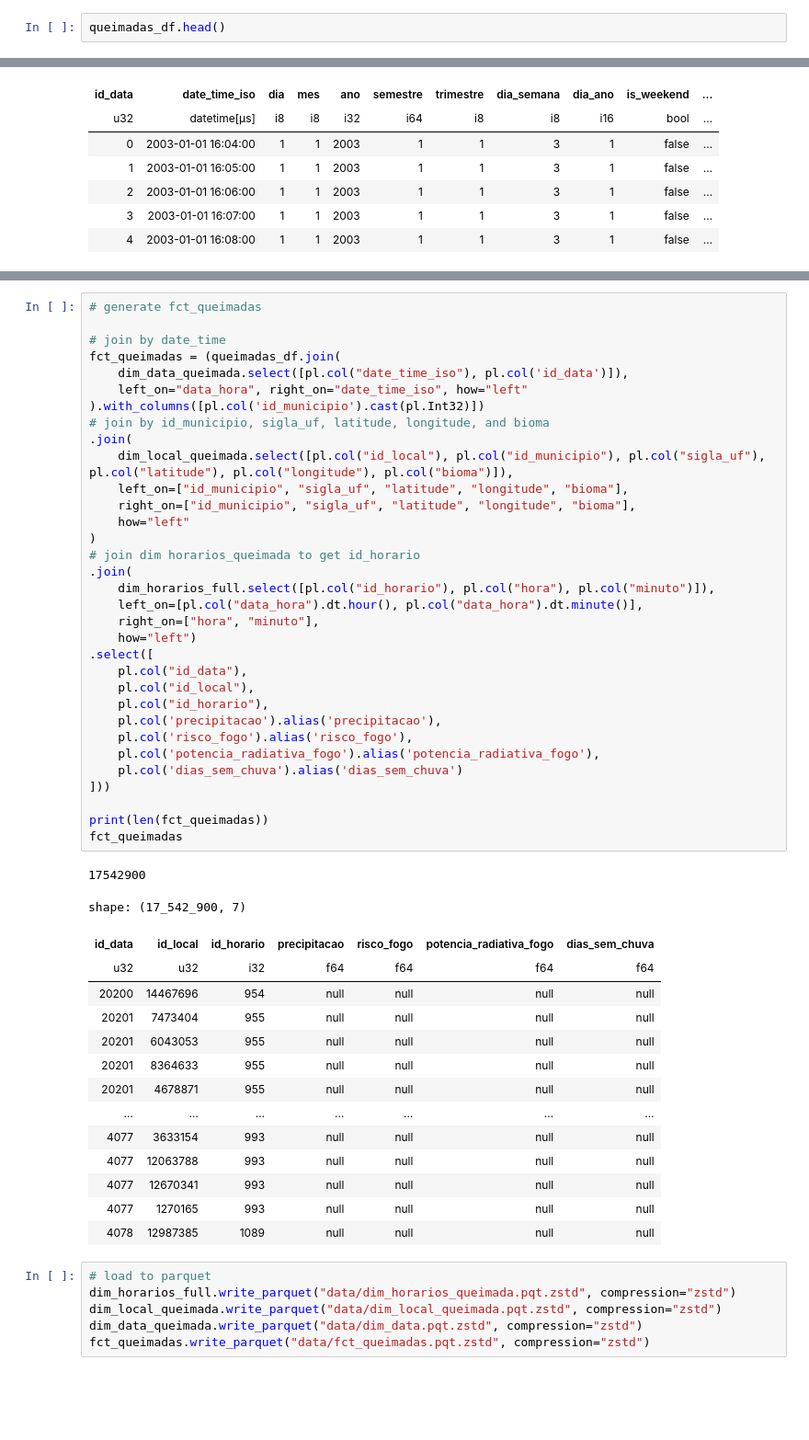
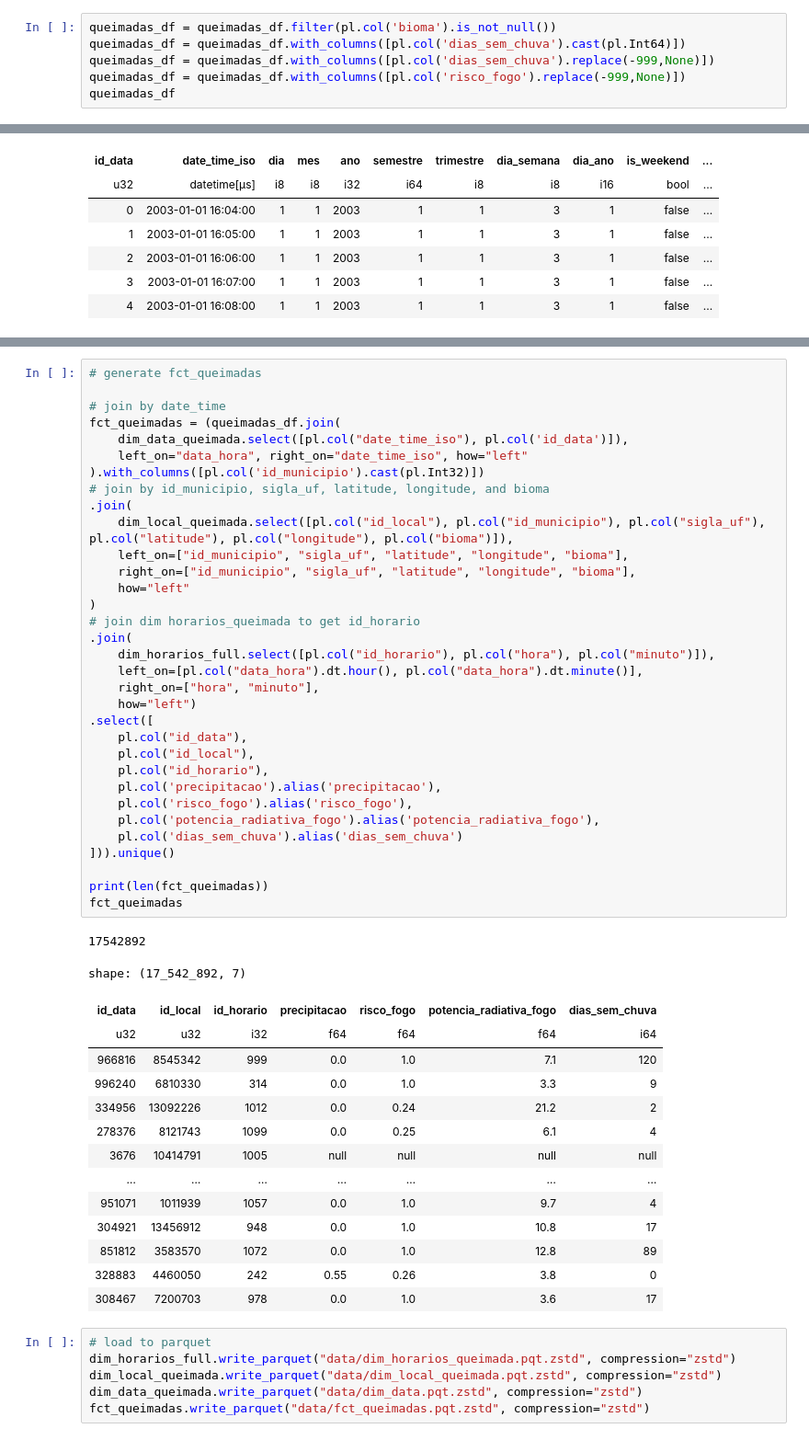
Before and after one commit to clr-cera/olap2025.2, a Jupyter notebook: etl_orig.ipynb, the cells around one changed output, grey strips where cells are left out. Shown at 92% size. Drawn from its saved outputs; the diff is of its cells as text; blank space fills up the shorter version.

```diff
--- a/etl_orig.ipynb
+++ b/etl_orig.ipynb
@@ -27,5 +27,9 @@ shape: (5, 4)
 | 11 | "RO" | "Rondônia" | "Norte" |
 | 13 | "AM" | "Amazonas" | "Norte" |
 # %%
-queimadas_df.head()
+queimadas_df = queimadas_df.filter(pl.col('bioma').is_not_null())
+queimadas_df = queimadas_df.with_columns([pl.col('dias_sem_chuva').cast(pl.Int64)])
+queimadas_df = queimadas_df.with_columns([pl.col('dias_sem_chuva').replace(-999,None)])
+queimadas_df = queimadas_df.with_columns([pl.col('risco_fogo').replace(-999,None)])
+queimadas_df
 # %% [output]
@@ -196,48 +206,48 @@ shape: (14_612_834, 9)
 fct_queimadas = (queimadas_df.join(
     dim_data_queimada.select([pl.col("date_time_iso"), pl.col('id_data')]),
     left_on="data_hora", right_on="date_time_iso", how="left"
 ).with_columns([pl.col('id_municipio').cast(pl.Int32)])
 # join by id_municipio, sigla_uf, latitude, longitude, and bioma
 .join(
     dim_local_queimada.select([pl.col("id_local"), pl.col("id_municipio"), pl.col("sigla_uf"), pl.col("latitude"), pl.col("longitude"), pl.col("bioma")]),
     left_on=["id_municipio", "sigla_uf", "latitude", "longitude", "bioma"],
     right_on=["id_municipio", "sigla_uf", "latitude", "longitude", "bioma"],
     how="left"
 )
 # join dim horarios_queimada to get id_horario
 .join(
     dim_horarios_full.select([pl.col("id_horario"), pl.col("hora"), pl.col("minuto")]),
     left_on=[pl.col("data_hora").dt.hour(), pl.col("data_hora").dt.minute()],
     right_on=["hora", "minuto"],
     how="left")
 .select([
     pl.col("id_data"),
     pl.col("id_local"),
     pl.col("id_horario"),
     pl.col('precipitacao').alias('precipitacao'),
     pl.col('risco_fogo').alias('risco_fogo'),
     pl.col('potencia_radiativa_fogo').alias('potencia_radiativa_fogo'),
     pl.col('dias_sem_chuva').alias('dias_sem_chuva')
-]))
+])).unique()
 
 print(len(fct_queimadas))
 fct_queimadas
 # %% [output]
-17542900
+17542892
-shape: (17_542_900, 7)
+shape: (17_542_892, 7)
 | id_data | id_local | id_horario | precipitacao | risco_fogo | potencia_radiativa_fogo | dias_sem_chuva |
-| u32 | u32 | i32 | f64 | f64 | f64 | f64 |
-| 20200 | 14467696 | 954 | null | null | null | null |
-| 20201 | 7473404 | 955 | null | null | null | null |
-| 20201 | 6043053 | 955 | null | null | null | null |
-| 20201 | 8364633 | 955 | null | null | null | null |
-| 20201 | 4678871 | 955 | null | null | null | null |
+| u32 | u32 | i32 | f64 | f64 | f64 | i64 |
+| 966816 | 8545342 | 999 | 0.0 | 1.0 | 7.1 | 120 |
+| 996240 | 6810330 | 314 | 0.0 | 1.0 | 3.3 | 9 |
+| 334956 | 13092226 | 1012 | 0.0 | 0.24 | 21.2 | 2 |
+| 278376 | 8121743 | 1099 | 0.0 | 0.25 | 6.1 | 4 |
+| 3676 | 10414791 | 1005 | null | null | null | null |
 | … | … | … | … | … | … | … |
-| 4077 | 3633154 | 993 | null | null | null | null |
-| 4077 | 12063788 | 993 | null | null | null | null |
-| 4077 | 12670341 | 993 | null | null | null | null |
-| 4077 | 1270165 | 993 | null | null | null | null |
-| 4078 | 12987385 | 1089 | null | null | null | null |
+| 951071 | 1011939 | 1057 | 0.0 | 1.0 | 9.7 | 4 |
+| 304921 | 13456912 | 948 | 0.0 | 1.0 | 10.8 | 17 |
+| 851812 | 3583570 | 1072 | 0.0 | 1.0 | 12.8 | 89 |
+| 328883 | 4460050 | 242 | 0.55 | 0.26 | 3.8 | 0 |
+| 308467 | 7200703 | 978 | 0.0 | 1.0 | 3.6 | 17 |
 # %%
 # load to parquet
 dim_horarios_full.write_parquet("data/dim_horarios_queimada.pqt.zstd", compression="zstd")
```
Also changed, not shown: parts of 3 cells of this notebook, 9 other files.
